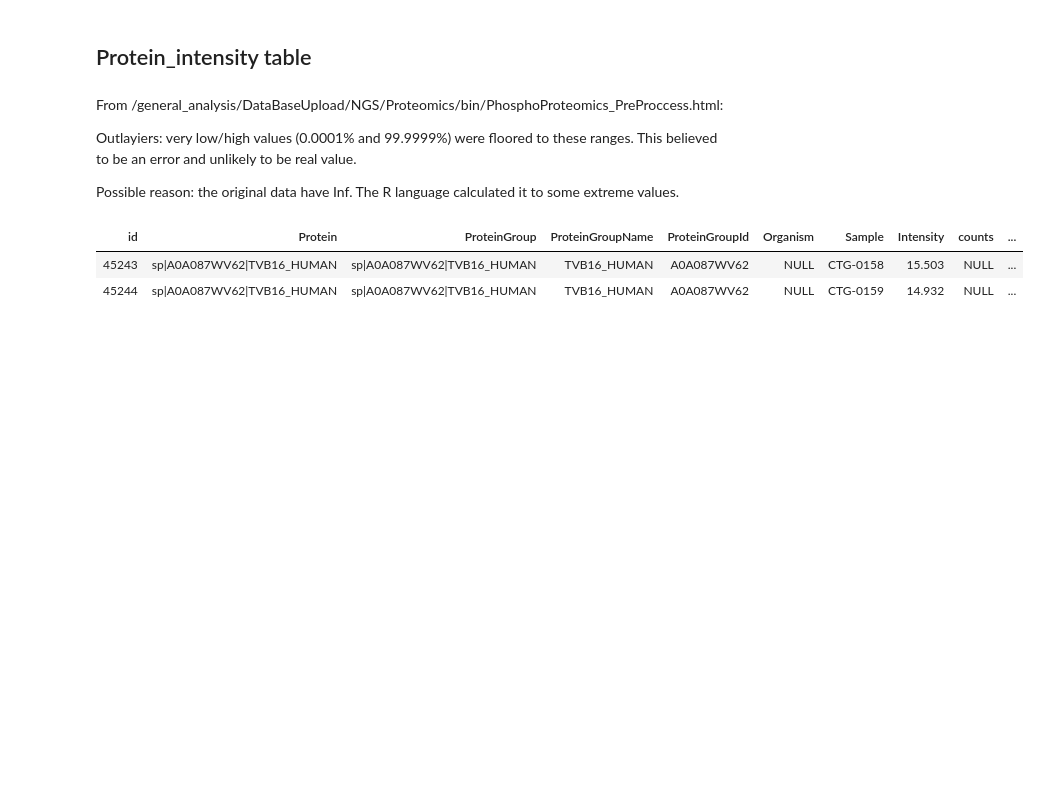
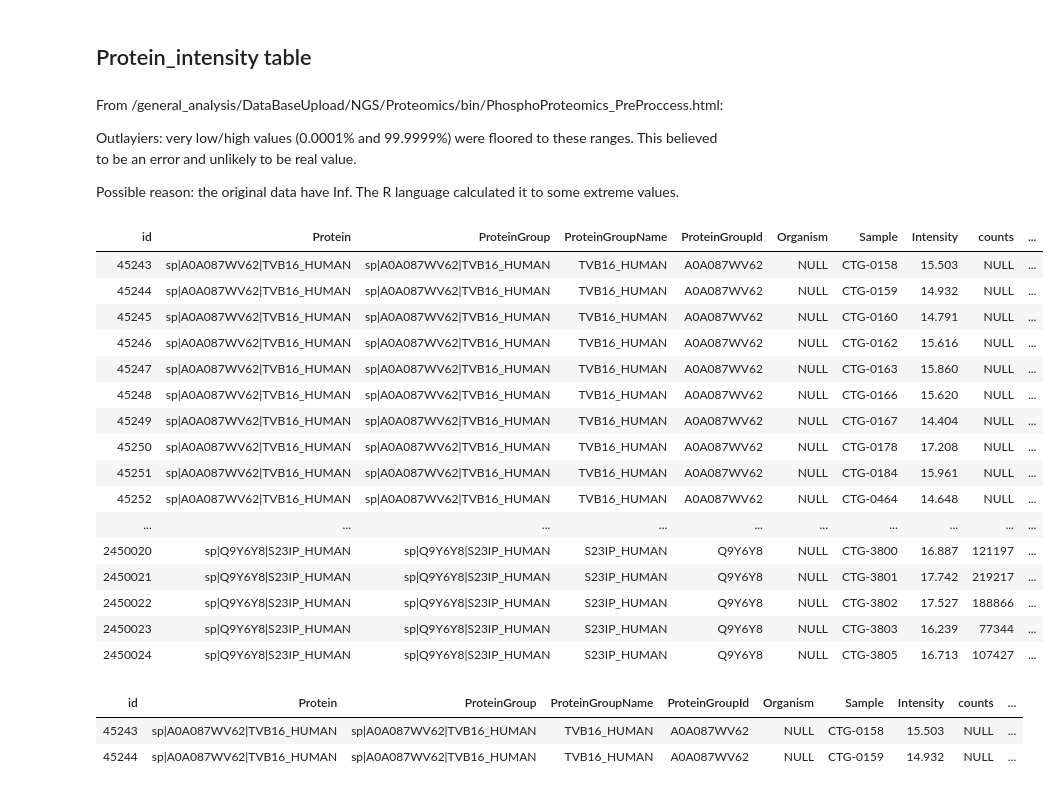
Before and after one commit to liorbey/lumin-workstation-materials, a Jupyter notebook: proteomics_data.ipynb, the cells around one changed output. Drawn from its saved outputs; the diff is of its cells as text; code cells hidden in the pictures; blank space fills up the shorter version.

```diff
--- a/proteomics_data.ipynb
+++ b/proteomics_data.ipynb
@@ -75,6 +75,27 @@ Possible reason: the original data have Inf. The R language calculated it to som
 # note: without filtering, the dimension is 1330824 rows
 intensity <- read.csv("../proteomics/data/Protein_intensity.csv")
 # %>% filter(Intensity > -3.0) # remove values that are too small - think if this is necessary
+# %%
+intensity <- read.csv("../proteomics/data/Protein_intensity.csv")
+intensity
+# %% [output]
+| id | Protein | ProteinGroup | ProteinGroupName | ProteinGroupId | Organism | Sample | Intensity | counts | ... |
+| 45243 | sp|A0A087WV62|TVB16_HUMAN | sp|A0A087WV62|TVB16_HUMAN | TVB16_HUMAN | A0A087WV62 | NULL | CTG-0158 | 15.503 | NULL | ... |
+| 45244 | sp|A0A087WV62|TVB16_HUMAN | sp|A0A087WV62|TVB16_HUMAN | TVB16_HUMAN | A0A087WV62 | NULL | CTG-0159 | 14.932 | NULL | ... |
+| 45245 | sp|A0A087WV62|TVB16_HUMAN | sp|A0A087WV62|TVB16_HUMAN | TVB16_HUMAN | A0A087WV62 | NULL | CTG-0160 | 14.791 | NULL | ... |
+| 45246 | sp|A0A087WV62|TVB16_HUMAN | sp|A0A087WV62|TVB16_HUMAN | TVB16_HUMAN | A0A087WV62 | NULL | CTG-0162 | 15.616 | NULL | ... |
+| 45247 | sp|A0A087WV62|TVB16_HUMAN | sp|A0A087WV62|TVB16_HUMAN | TVB16_HUMAN | A0A087WV62 | NULL | CTG-0163 | 15.860 | NULL | ... |
+| 45248 | sp|A0A087WV62|TVB16_HUMAN | sp|A0A087WV62|TVB16_HUMAN | TVB16_HUMAN | A0A087WV62 | NULL | CTG-0166 | 15.620 | NULL | ... |
+| 45249 | sp|A0A087WV62|TVB16_HUMAN | sp|A0A087WV62|TVB16_HUMAN | TVB16_HUMAN | A0A087WV62 | NULL | CTG-0167 | 14.404 | NULL | ... |
+| 45250 | sp|A0A087WV62|TVB16_HUMAN | sp|A0A087WV62|TVB16_HUMAN | TVB16_HUMAN | A0A087WV62 | NULL | CTG-0178 | 17.208 | NULL | ... |
+| 45251 | sp|A0A087WV62|TVB16_HUMAN | sp|A0A087WV62|TVB16_HUMAN | TVB16_HUMAN | A0A087WV62 | NULL | CTG-0184 | 15.961 | NULL | ... |
+| 45252 | sp|A0A087WV62|TVB16_HUMAN | sp|A0A087WV62|TVB16_HUMAN | TVB16_HUMAN | A0A087WV62 | NULL | CTG-0464 | 14.648 | NULL | ... |
+| ... | ... | ... | ... | ... | ... | ... | ... | ... | ... |
+| 2450020 | sp|Q9Y6Y8|S23IP_HUMAN | sp|Q9Y6Y8|S23IP_HUMAN | S23IP_HUMAN | Q9Y6Y8 | NULL | CTG-3800 | 16.887 | 121197 | ... |
+| 2450021 | sp|Q9Y6Y8|S23IP_HUMAN | sp|Q9Y6Y8|S23IP_HUMAN | S23IP_HUMAN | Q9Y6Y8 | NULL | CTG-3801 | 17.742 | 219217 | ... |
+| 2450022 | sp|Q9Y6Y8|S23IP_HUMAN | sp|Q9Y6Y8|S23IP_HUMAN | S23IP_HUMAN | Q9Y6Y8 | NULL | CTG-3802 | 17.527 | 188866 | ... |
+| 2450023 | sp|Q9Y6Y8|S23IP_HUMAN | sp|Q9Y6Y8|S23IP_HUMAN | S23IP_HUMAN | Q9Y6Y8 | NULL | CTG-3803 | 16.239 | 77344 | ... |
+| 2450024 | sp|Q9Y6Y8|S23IP_HUMAN | sp|Q9Y6Y8|S23IP_HUMAN | S23IP_HUMAN | Q9Y6Y8 | NULL | CTG-3805 | 16.713 | 107427 | ... |
 # %%
 head(intensity, 2)
 print(dim(intensity))
```
Also changed, not shown: parts of 4 cells of this notebook.
